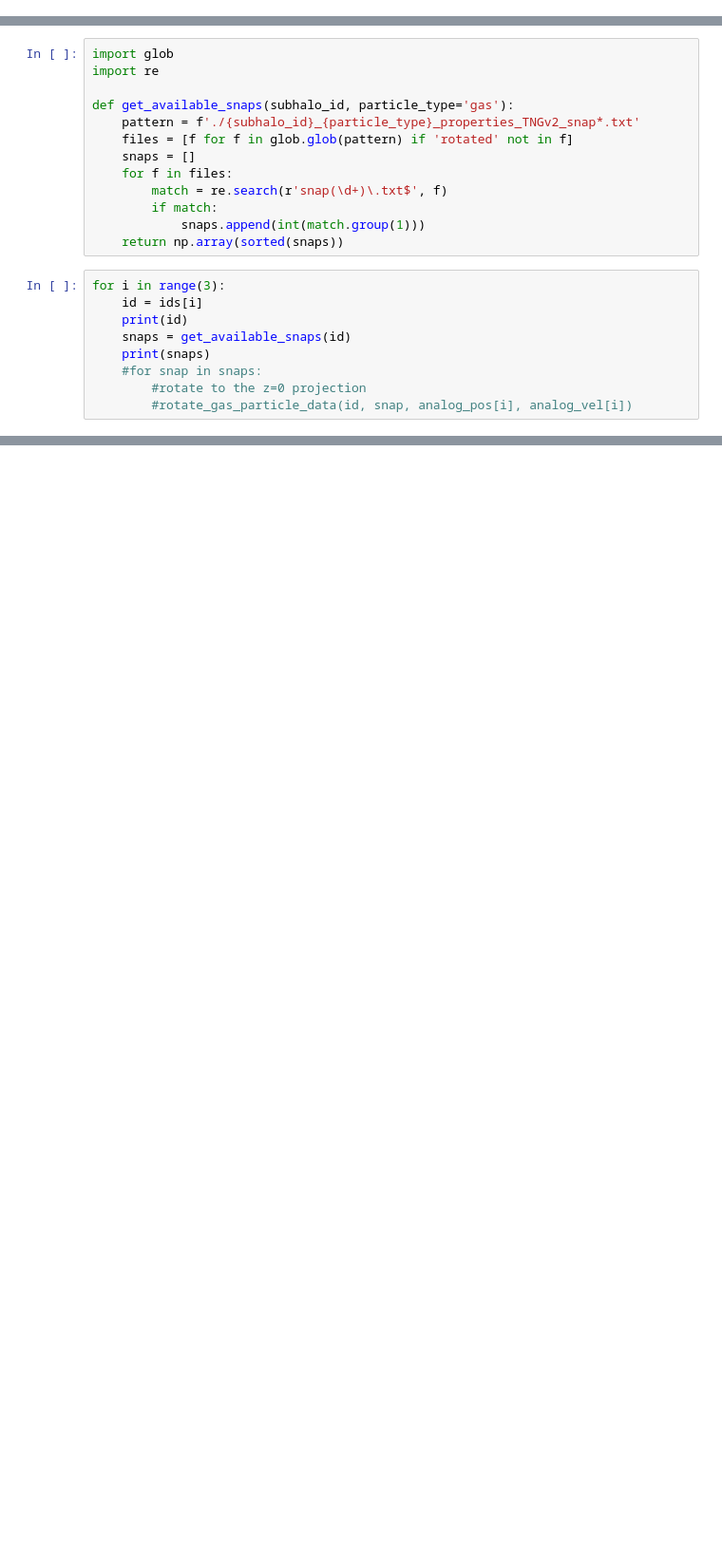
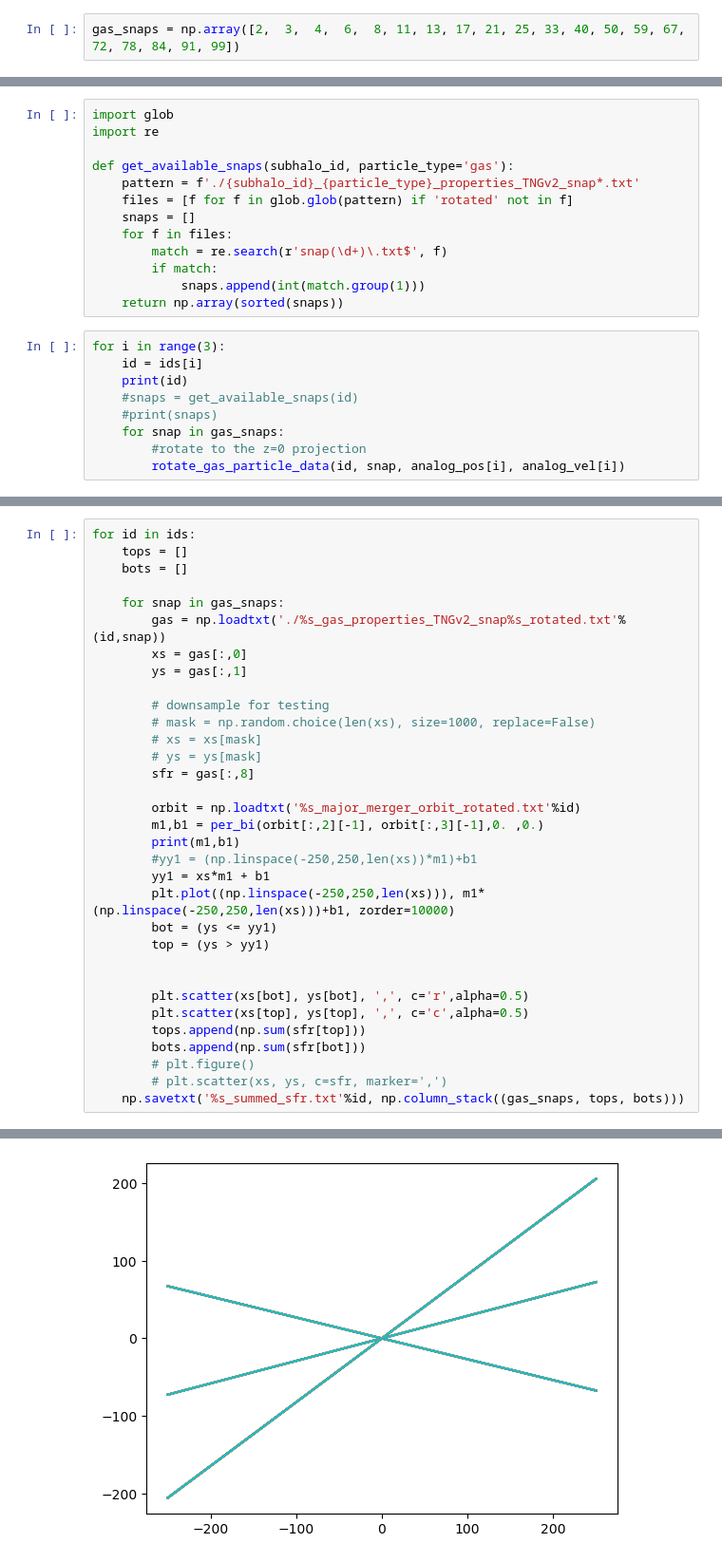
Before and after one commit to ekta1224/IllustrisAD, a Jupyter notebook: phast/Roman-Cycle1-primary.ipynb, the cells around one changed output, grey strips where cells are left out. Shown at 95% size. Drawn from its saved outputs; the diff is of its cells as text; blank space fills up the shorter version.

```diff
--- a/phast/Roman-Cycle1-primary.ipynb
+++ b/phast/Roman-Cycle1-primary.ipynb
@@ -552,6 +565,8 @@ def save_particle_data(orig_id, subhalo_id, snap):
 
 # # Usage
 # save_particle_data(532301, 99)
+# %%
+gas_snaps = np.array([2,  3,  4,  6,  8, 11, 13, 17, 21, 25, 33, 40, 50, 59, 67, 72, 78, 84, 91, 99])
 # %%
 for id in ids:
     orbit = np.loadtxt('%s_major_merger_orbit_rotated.txt'%id)
@@ -638,10 +636,10 @@ def get_available_snaps(subhalo_id, particle_type='gas'):
 for i in range(3):
     id = ids[i]
     print(id)
-    snaps = get_available_snaps(id)
-    print(snaps)
-    #for snap in snaps:
+    #snaps = get_available_snaps(id)
+    #print(snaps)
+    for snap in gas_snaps:
         #rotate to the z=0 projection
-        #rotate_gas_particle_data(id, snap, analog_pos[i], analog_vel[i])
+        rotate_gas_particle_data(id, snap, analog_pos[i], analog_vel[i])
 # %% [output]
 441709
@@ -652,0 +677,34 @@ for i in range(3):
+# %%
+for id in ids:
+    tops = []
+    bots = []
+
+    for snap in gas_snaps:
+        gas = np.loadtxt('./%s_gas_properties_TNGv2_snap%s_rotated.txt'%(id,snap))
+        xs = gas[:,0]
+        ys = gas[:,1]
+
+        # downsample for testing
+        # mask = np.random.choice(len(xs), size=1000, replace=False)
+        # xs = xs[mask]
+        # ys = ys[mask]
+        sfr = gas[:,8]
+
+        orbit = np.loadtxt('%s_major_merger_orbit_rotated.txt'%id)
+        m1,b1 = per_bi(orbit[:,2][-1], orbit[:,3][-1],0. ,0.)
+        print(m1,b1)
+        #yy1 = (np.linspace(-250,250,len(xs))*m1)+b1
+        yy1 = xs*m1 + b1
+        plt.plot((np.linspace(-250,250,len(xs))), m1*(np.linspace(-250,250,len(xs)))+b1, zorder=10000)
+        bot = (ys <= yy1)
+        top = (ys > yy1)
+
+
+        plt.scatter(xs[bot], ys[bot], ',', c='r',alpha=0.5)
+        plt.scatter(xs[top], ys[top], ',', c='c',alpha=0.5)
+        tops.append(np.sum(sfr[top]))
+        bots.append(np.sum(sfr[bot]))
+        # plt.figure()
+        # plt.scatter(xs, ys, c=sfr, marker=',')
+    np.savetxt('%s_summed_sfr.txt'%id, np.column_stack((gas_snaps, tops, bots)))
+# %% [output]
@@ -652,0 +728 @@ for i in range(3):
+[figure, added]
```
Also changed, not shown: parts of 18 cells of this notebook.
